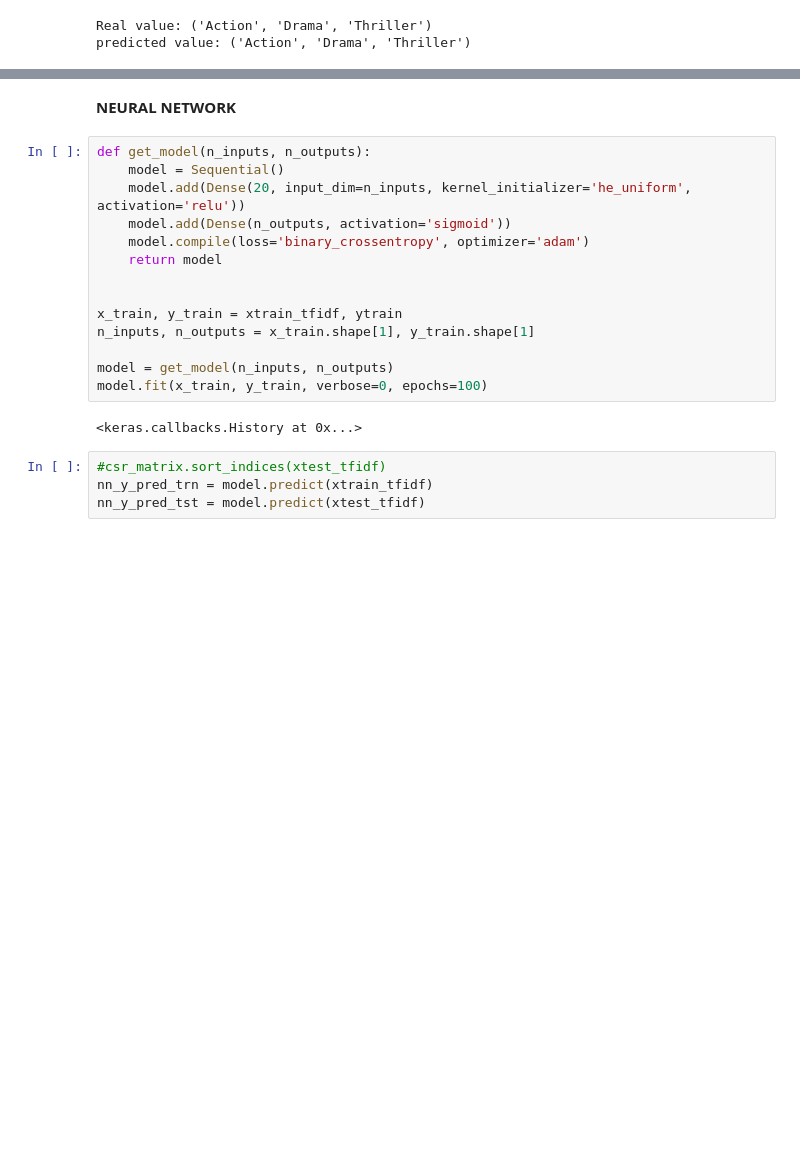
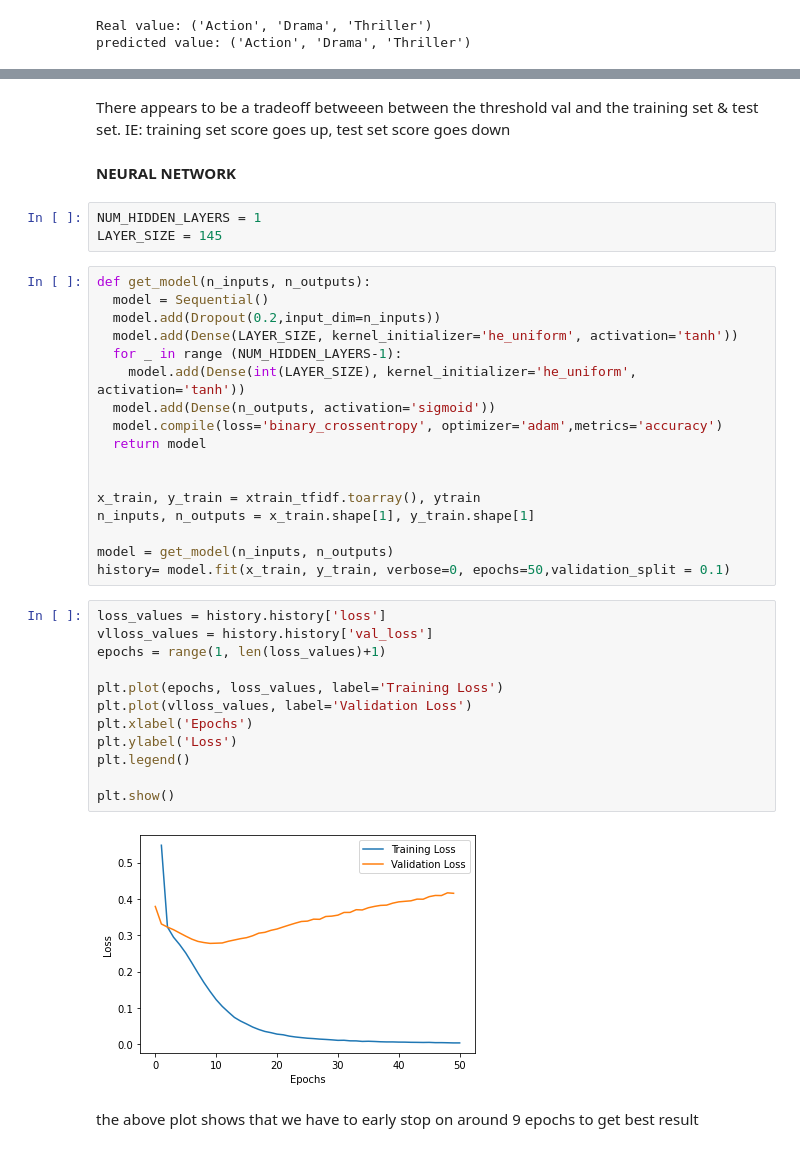
Before and after one commit to arya-araban/Computation-Intelligence-Projects, a Jupyter notebook: project2/Computation_Intelligence_project2_9612762832.ipynb, the cells around one changed output, grey strips where cells are left out. Cells and saved outputs as stored; diff of their text form; blank space fills up the shorter version.

Commit message:
improved neural net using early stopping

```diff
--- a/project2/Computation_Intelligence_project2_9612762832.ipynb
+++ b/project2/Computation_Intelligence_project2_9612762832.ipynb
@@ -369,22 +396,40 @@ test set f-score: 0.5528021349599694
+# %% [markdown]
+There appears to be a tradeoff betweeen between the threshold val and the training set & test set. IE: training set score goes up, test set score goes down
 # %% [markdown]
 **NEURAL NETWORK**
+# %%
+NUM_HIDDEN_LAYERS = 1
+LAYER_SIZE = 145
 # %%
 def get_model(n_inputs, n_outputs):
-	model = Sequential()
-	model.add(Dense(20, input_dim=n_inputs, kernel_initializer='he_uniform', activation='relu'))
-	model.add(Dense(n_outputs, activation='sigmoid'))
-	model.compile(loss='binary_crossentropy', optimizer='adam')
-	return model
+  model = Sequential()
+  model.add(Dropout(0.2,input_dim=n_inputs))
+  model.add(Dense(LAYER_SIZE, kernel_initializer='he_uniform', activation='tanh'))
+  for _ in range (NUM_HIDDEN_LAYERS-1):
+    model.add(Dense(int(LAYER_SIZE), kernel_initializer='he_uniform', activation='tanh'))
+  model.add(Dense(n_outputs, activation='sigmoid'))
+  model.compile(loss='binary_crossentropy', optimizer='adam',metrics='accuracy')
+  return model
 
 
-x_train, y_train = xtrain_tfidf, ytrain
+x_train, y_train = xtrain_tfidf.toarray(), ytrain
 n_inputs, n_outputs = x_train.shape[1], y_train.shape[1]
 
 model = get_model(n_inputs, n_outputs)
-model.fit(x_train, y_train, verbose=0, epochs=100)
+history= model.fit(x_train, y_train, verbose=0, epochs=50,validation_split = 0.1)
-# %% [output]
-<keras.callbacks.History at 0x...>
-# %%
-#csr_matrix.sort_indices(xtest_tfidf)
-nn_y_pred_trn = model.predict(xtrain_tfidf)
-nn_y_pred_tst = model.predict(xtest_tfidf)
+# %%
+loss_values = history.history['loss']
+vlloss_values = history.history['val_loss']
+epochs = range(1, len(loss_values)+1)
+
+plt.plot(epochs, loss_values, label='Training Loss')
+plt.plot(vlloss_values, label='Validation Loss')
+plt.xlabel('Epochs')
+plt.ylabel('Loss')
+plt.legend()
+
+plt.show()
+# %% [output]
+[figure, added]
+# %% [markdown]
+the above plot shows that we have to early stop on around 9 epochs to get best result
```
Also changed, not shown: parts of 25 cells of this notebook.
